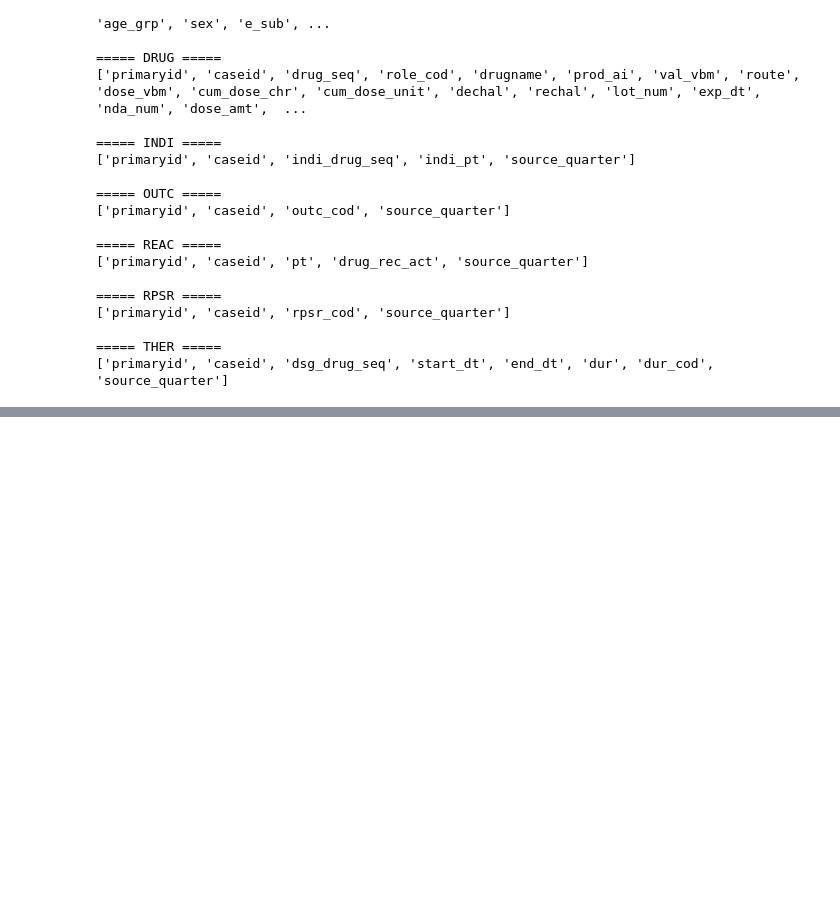
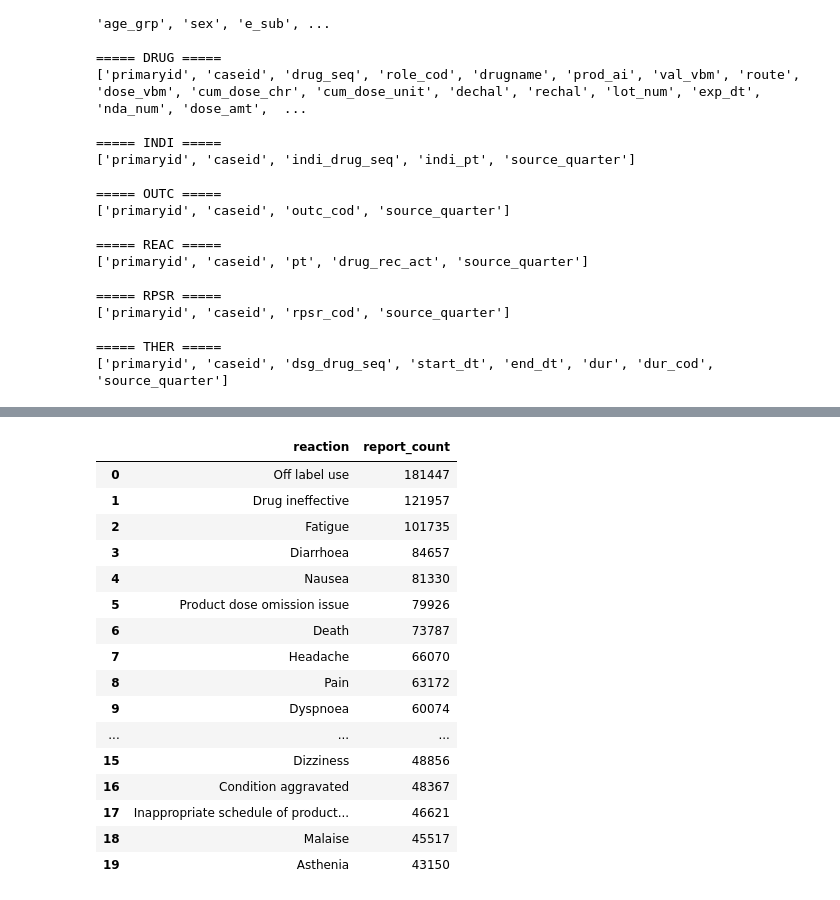
Before and after one commit to PugstaLaney/faers-sql-drug-safety-analysis, a Jupyter notebook: notebooks/explore_faers_schema.ipynb, the cells around one changed output, grey strips where cells are left out. Saved outputs shown, nothing was run; the diff lists cells and outputs as text; code cells hidden in the pictures; blank space fills up the shorter version.

Commit message:
Initial FAERS pharmacovigilance analysis pipeline

```diff
--- a/notebooks/explore_faers_schema.ipynb
+++ b/notebooks/explore_faers_schema.ipynb
@@ -318,3 +318,12 @@ for table in tables:
 
 ===== THER =====
 ['primaryid', 'caseid', 'dsg_drug_seq', 'start_dt', 'end_dt', 'dur', 'dur_cod', 'source_quarter']
+# %%
+from pathlib import Path
+import sqlite3
+import pandas as pd
+
+project_root = Path.cwd().parents[0]
+db_path = project_root / "database" / "faers.db"
+
+conn = sqlite3.connect(db_path)
@@ -320,0 +350,31 @@ for table in tables:
+# %%
+top_drugs = pd.read_sql_query("""
+SELECT
+    drugname,
+    COUNT(*) AS report_count
+FROM drug
+GROUP BY drugname
+ORDER BY report_count DESC
+LIMIT 20
+""", conn)
+
+
+top_reactions = pd.read_sql_query("""
+SELECT
+    pt AS reaction,
+    COUNT(*) AS report_count
+FROM reac
+GROUP BY pt
+ORDER BY report_count DESC
+LIMIT 20
+""", conn)
+
+
+top_outcomes = pd.read_sql_query("""
+SELECT
+    outc_cod,
+    COUNT(*) AS report_count
+FROM outc
+GROUP BY outc_cod
+ORDER BY report_count DESC
+""", conn)
@@ -320,0 +392,20 @@ for table in tables:
+# %%
+top_reactions
+# %% [output]
+|  | reaction | report_count |
+| 0 | Off label use | 181447 |
+| 1 | Drug ineffective | 121957 |
+| 2 | Fatigue | 101735 |
+| 3 | Diarrhoea | 84657 |
+| 4 | Nausea | 81330 |
+| 5 | Product dose omission issue | 79926 |
+| 6 | Death | 73787 |
+| 7 | Headache | 66070 |
+| 8 | Pain | 63172 |
+| 9 | Dyspnoea | 60074 |
+| ... | ... | ... |
+| 15 | Dizziness | 48856 |
+| 16 | Condition aggravated | 48367 |
+| 17 | Inappropriate schedule of product... | 46621 |
+| 18 | Malaise | 45517 |
+| 19 | Asthenia | 43150 |
```
Also changed, not shown: parts of 16 cells of this notebook, 6 other files.
